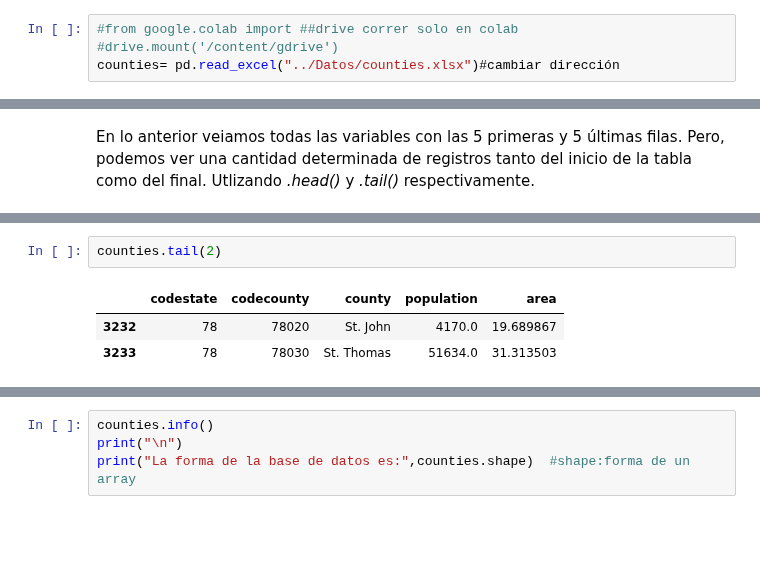
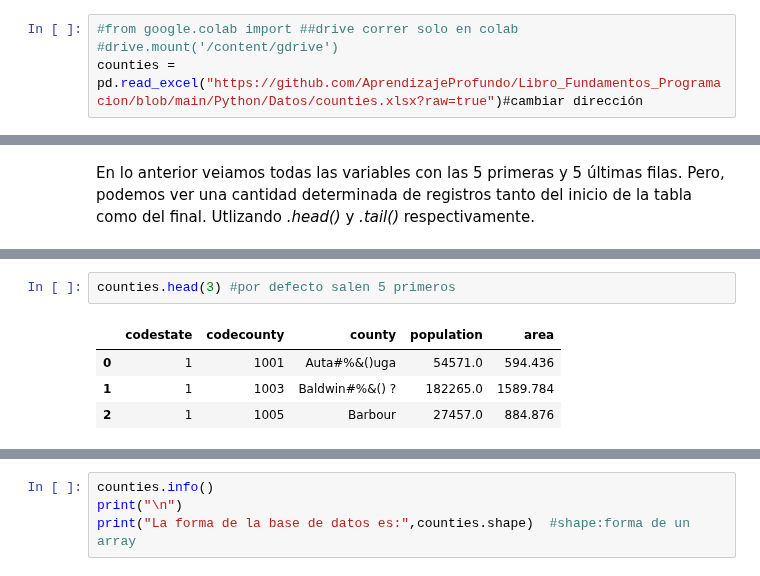
Before and after one commit to AprendizajeProfundo/Diplomado, a Jupyter notebook: Talleres/Cuadernos/Taller_Pandas.ipynb, the cells around one changed output, grey strips where cells are left out. Cells and saved outputs as stored; diff of their text form; blank space fills up the shorter version.

```diff
--- a/Talleres/Cuadernos/Taller_Pandas.ipynb
+++ b/Talleres/Cuadernos/Taller_Pandas.ipynb
@@ -56,4 +87,4 @@ Para leer los datos la estructura básica es *pd.read_tipo-archivo*. Si estamos
 # %%
 #from google.colab import ##drive correr solo en colab
 #drive.mount('/content/gdrive')
-counties= pd.read_excel("../Datos/counties.xlsx")#cambiar dirección
+counties = pd.read_excel("https://github.com/AprendizajeProfundo/Libro_Fundamentos_Programacion/blob/main/Python/Datos/counties.xlsx?raw=true")#cambiar dirección
@@ -94,6 +113,7 @@ counties.head(10) #por defecto salen 5 primeros
-# %%
-counties.tail(2)
-# %% [output]
-|  | codestate | codecounty | county | population | area |
-| 3232 | 78 | 78020 | St. John | 4170.0 | 19.689867 |
-| 3233 | 78 | 78030 | St. Thomas | 51634.0 | 31.313503 |
+# %%
+counties.head(3) #por defecto salen 5 primeros
+# %% [output]
+|  | codestate | codecounty | county | population | area |
+| 0 | 1 | 1001 | Auta#%&()uga | 54571.0 | 594.436 |
+| 1 | 1 | 1003 | Baldwin#%&() ? | 182265.0 | 1589.784 |
+| 2 | 1 | 1005 | Barbour | 27457.0 | 884.876 |
```
Also changed, not shown: parts of 73 cells of this notebook, 1 other file.
